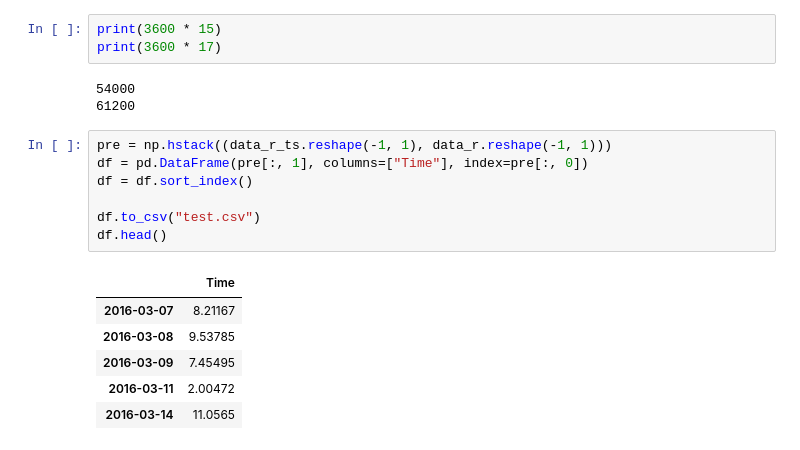
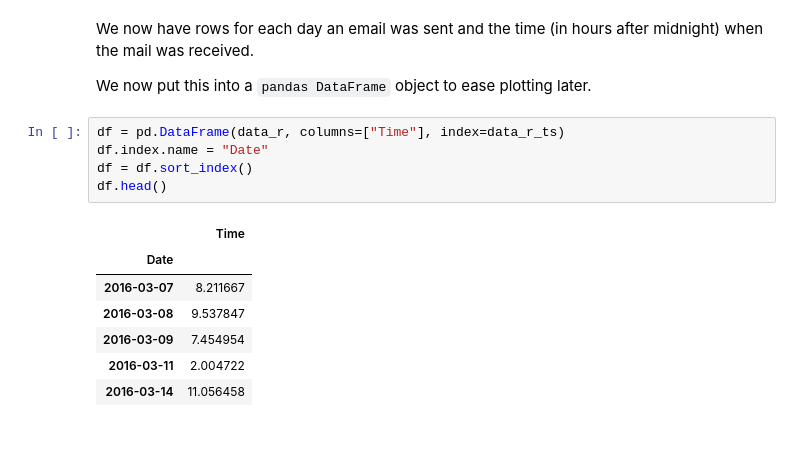
Before and after one commit to syaffers/maildist, a Jupyter notebook: MailDist.ipynb, the cells around one changed output. Saved outputs shown, nothing was run; the diff lists cells and outputs as text.

```diff
--- a/MailDist.ipynb
+++ b/MailDist.ipynb
@@ -65,20 +78,17 @@ Reduced rows: 356
-# %%
-print(3600 * 15)
-print(3600 * 17)
-# %% [output]
-54000
-61200
-# %%
-pre = np.hstack((data_r_ts.reshape(-1, 1), data_r.reshape(-1, 1)))
-df = pd.DataFrame(pre[:, 1], columns=["Time"], index=pre[:, 0])
-df = df.sort_index()
-
-df.to_csv("test.csv")
-df.head()
-# %% [output]
-|  | Time |
-| 2016-03-07 | 8.21167 |
-| 2016-03-08 | 9.53785 |
-| 2016-03-09 | 7.45495 |
-| 2016-03-11 | 2.00472 |
-| 2016-03-14 | 11.0565 |
+# %% [markdown]
+We now have rows for each day an email was sent and the time (in hours after midnight) when the mail was received.
+
+We now put this into a `pandas DataFrame` object to ease plotting later.
+# %%
+df = pd.DataFrame(data_r, columns=["Time"], index=data_r_ts)
+df.index.name = "Date"
+df = df.sort_index()
+df.head()
+# %% [output]
+|  | Time |
+| Date |  |
+| 2016-03-07 | 8.211667 |
+| 2016-03-08 | 9.537847 |
+| 2016-03-09 | 7.454954 |
+| 2016-03-11 | 2.004722 |
+| 2016-03-14 | 11.056458 |
```
Also changed, not shown: parts of 12 cells of this notebook.
